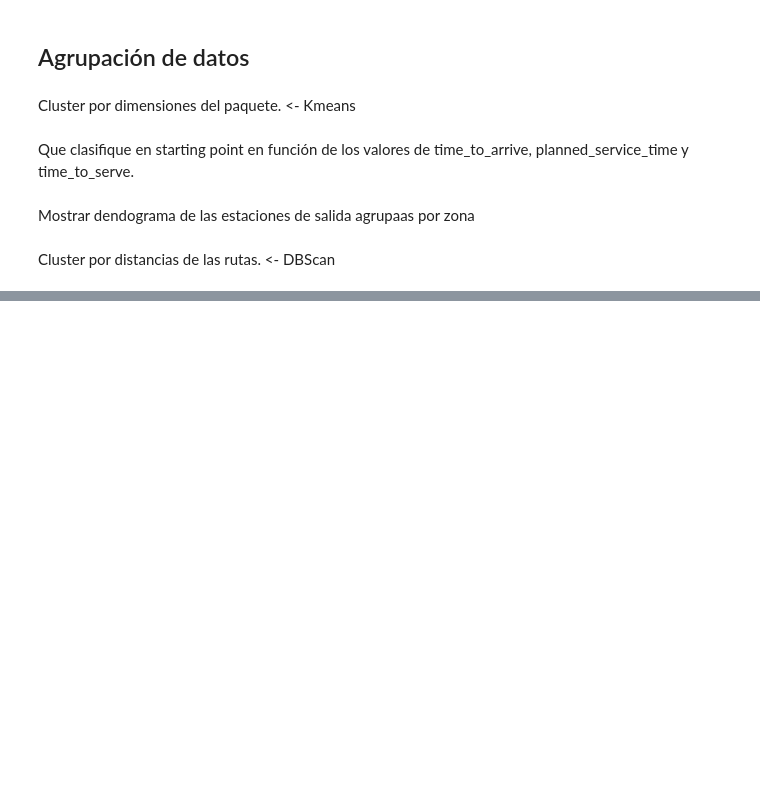
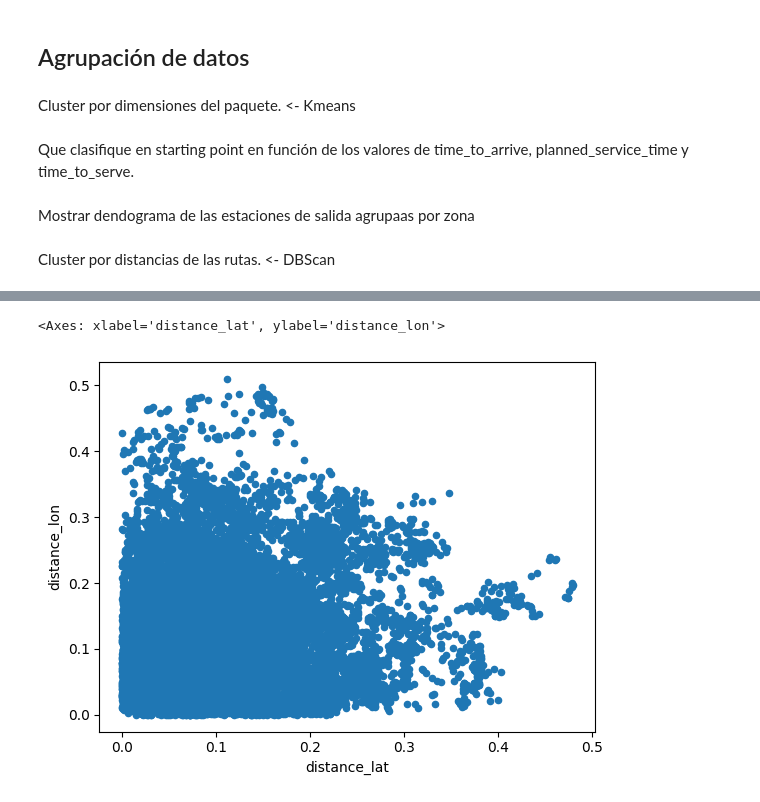
Before and after one commit to pmoros/data-mining-2023-II, a Jupyter notebook: grouping/association_grouping.ipynb, the cells around one changed output, grey strips where cells are left out. Saved outputs shown, nothing was run; the diff lists cells and outputs as text; code cells hidden in the pictures; blank space fills up the shorter version.

```diff
--- a/grouping/association_grouping.ipynb
+++ b/grouping/association_grouping.ipynb
@@ -45,0 +100,7 @@ Cluster por distancias de las rutas. <- DBScan
+# %%
+data2 = data.sample(n=20000).copy()
+# %%
+data2.plot.scatter(x='distance_lat',y='distance_lon')
+# %% [output]
+<Axes: xlabel='distance_lat', ylabel='distance_lon'>
+[figure, added]
```
Also changed, not shown: parts of 7 cells of this notebook.
